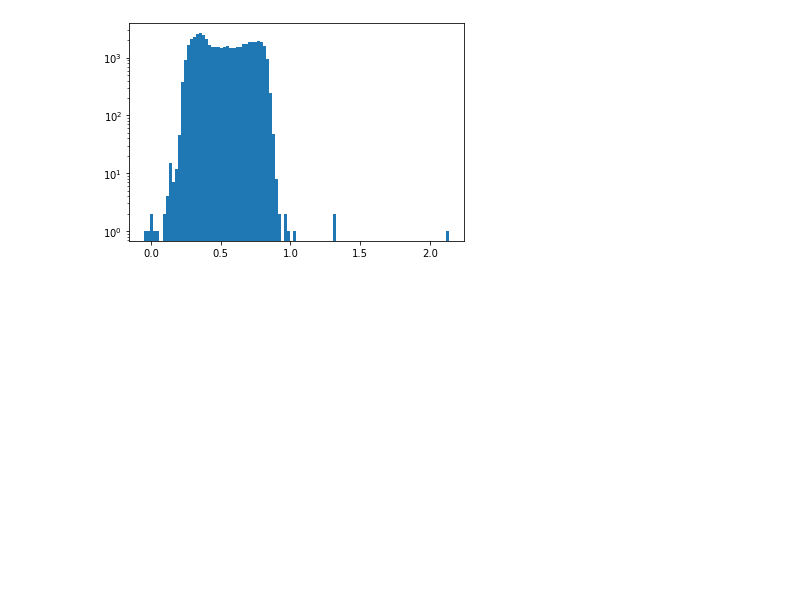
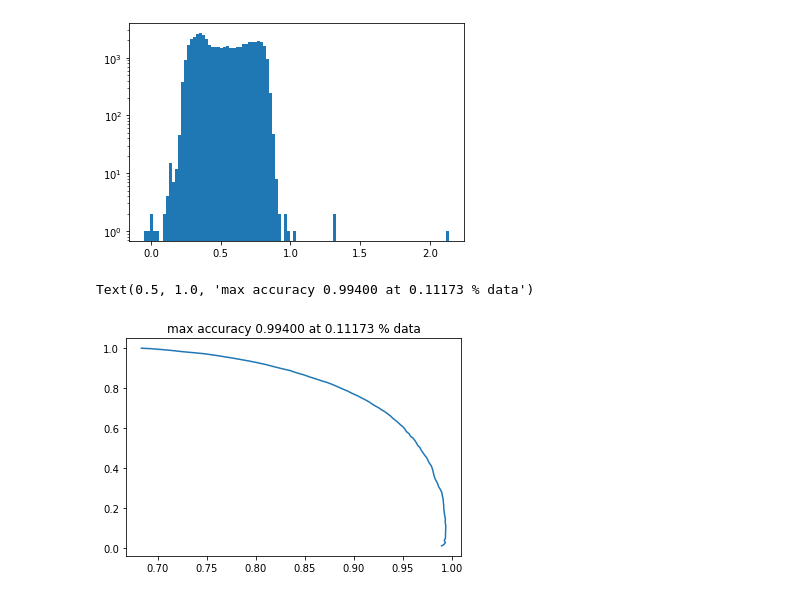
Before and after one commit to astrockragh/IceCube, a Jupyter notebook: stop_muon/train.ipynb, the cells around one changed output. Drawn from its saved outputs; the diff is of its cells as text; code cells hidden in the pictures; blank space fills up the shorter version.

```diff
--- a/stop_muon/train.ipynb
+++ b/stop_muon/train.ipynb
@@ -423,4 +423,7 @@ for batch in loader:
 y_reco  = tf.concat(prediction_list, axis = 0)
 y_true  = tf.concat(target_list, axis = 0)
 y_true  = tf.cast(y_true, tf.float32)
+# %%
+y_reco  = y_reco.numpy()
+y_true  =  y_true.numpy()
 # %%
@@ -440,3 +434,17 @@ plt.hist(np.abs(y_true[:,k]), bins=50, alpha=0.4);
+# %%
+mask=y_reco>0.8
+x, y=y_reco[mask], y_true[mask]
+# %%
+acc, left=[],[]
+for i in range(100):
+    mask=y_reco>0.2+0.65/100*i
+    x, y=y_reco[mask], y_true[mask]
+    acc.append(np.sum(y)/len(y)), left.append(np.sum(y)/np.sum(y_true))
+plt.plot(acc, left)
+plt.title(f'max accuracy {max(acc):.5f} at {left[np.argmax(acc)]*100:.5f} % data')
+# %% [output]
+Text(0.5, 1.0, 'max accuracy 0.99400 at 0.11173 % data')
+[figure, added]
 # %%
 fig3, ax3 = plt.subplots()
 ax3.hist2d(y_true[:,k], y_reco[:,k]%(np.pi/2), bins=100, range=[np.percentile(y_reco[:,k]%(np.pi/2),[1,99]),[0,2]]);
```
Also changed, not shown: parts of 2 cells of this notebook, 21 other files.
